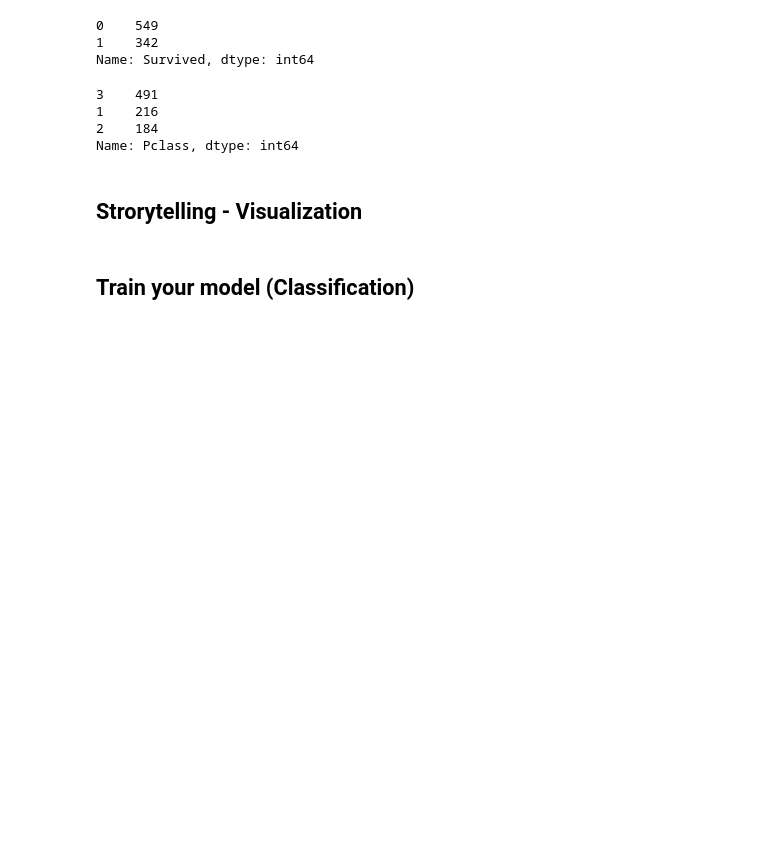
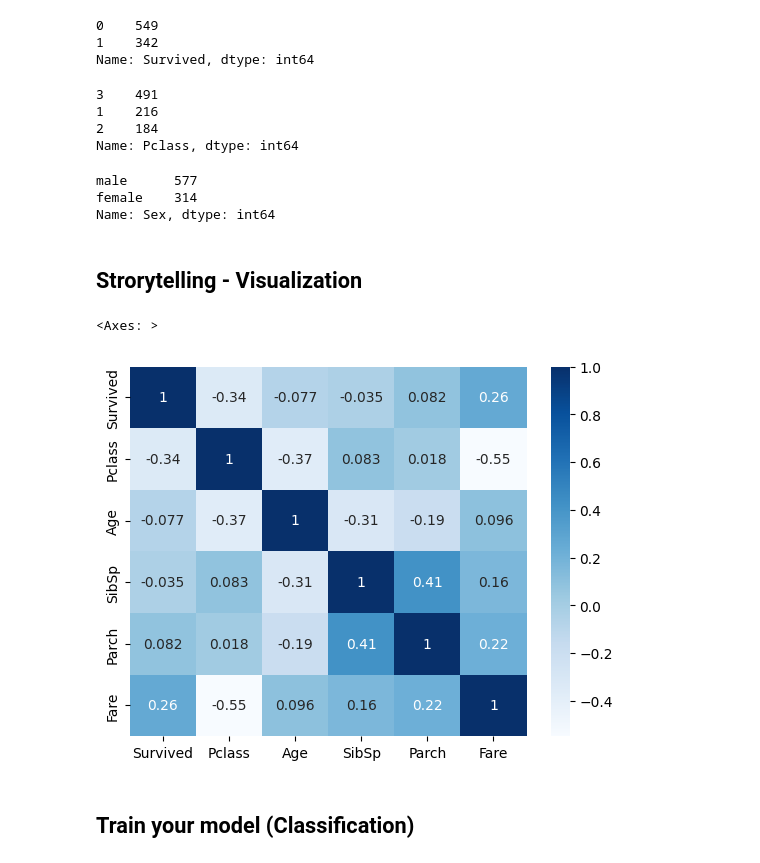
Before and after one commit to sgolestanian/titanic-classification, a Jupyter notebook: Mini Project 3.ipynb, the cells around one changed output. Saved outputs shown, nothing was run; the diff lists cells and outputs as text; code cells hidden in the pictures; blank space fills up the shorter version.

```diff
--- a/Mini Project 3.ipynb
+++ b/Mini Project 3.ipynb
@@ -97,8 +97,19 @@ data['Pclass'].value_counts()
 1    216
 2    184
 Name: Pclass, dtype: int64
+# %%
+data['Sex'].value_counts()
+# %% [output]
+male      577
+female    314
+Name: Sex, dtype: int64
 # %% [markdown]
 ## Strorytelling - Visualization
+# %%
+sns.heatmap(data.corr(), annot=True, cmap='Blues')
+# %% [output]
+<Axes: >
+[figure, added]
 # %% [markdown]
 ## Train your model (Classification)
 # %% [markdown]
```
